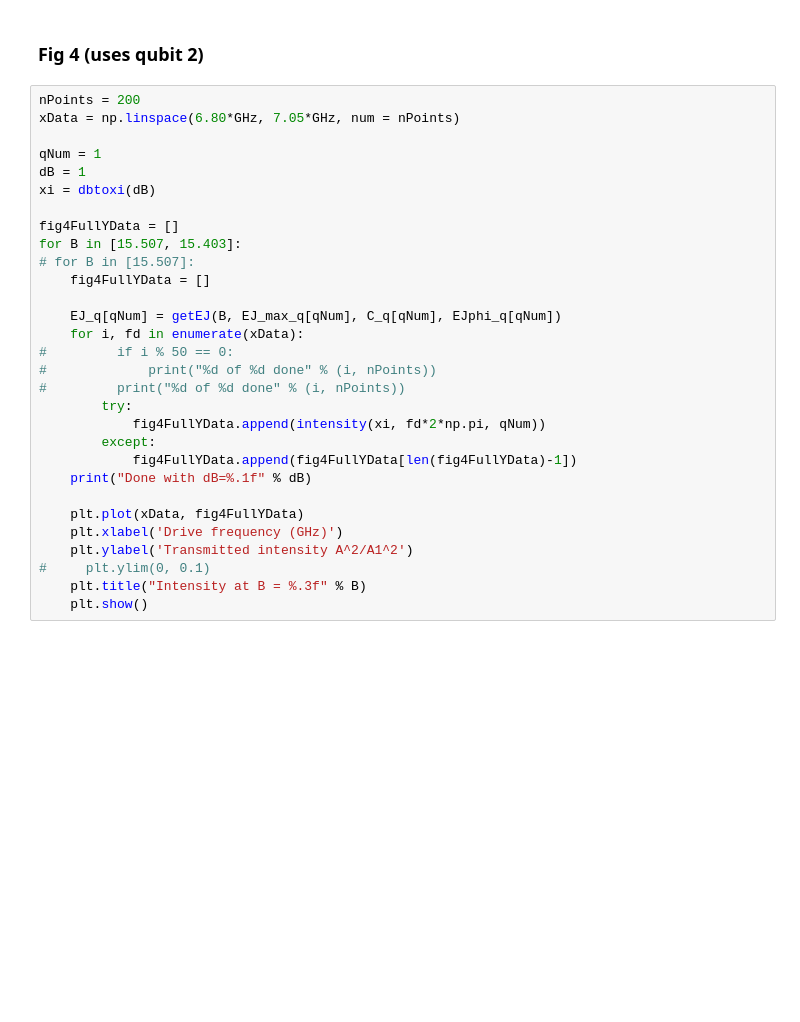
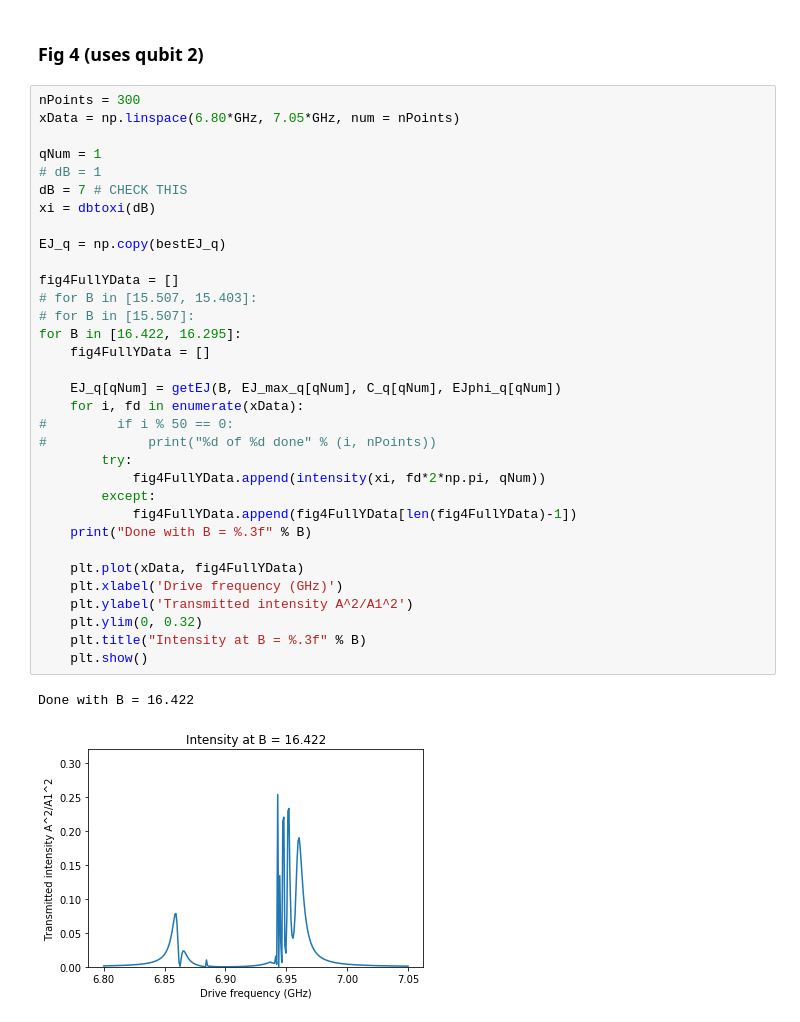
Before and after one commit to conniemiao/ele456_s2020, a Jupyter notebook: bishop_analysis.ipynb, the cells around one changed output. Drawn from its saved outputs; the diff is of its cells as text; blank space fills up the shorter version.

```diff
--- a/bishop_analysis.ipynb
+++ b/bishop_analysis.ipynb
@@ -465,32 +467,38 @@ Done with dB=2.0
 # %% [markdown]
 ### Fig 4 (uses qubit 2)
 # %%
-nPoints = 200
+nPoints = 300
 xData = np.linspace(6.80*GHz, 7.05*GHz, num = nPoints)
 
 qNum = 1
-dB = 1
+# dB = 1
+dB = 7 # CHECK THIS
 xi = dbtoxi(dB)
 
+EJ_q = np.copy(bestEJ_q)
+
 fig4FullYData = []
-for B in [15.507, 15.403]:
+# for B in [15.507, 15.403]:
 # for B in [15.507]:
+for B in [16.422, 16.295]:
     fig4FullYData = []
 
     EJ_q[qNum] = getEJ(B, EJ_max_q[qNum], C_q[qNum], EJphi_q[qNum])
     for i, fd in enumerate(xData):
 #         if i % 50 == 0:
 #             print("%d of %d done" % (i, nPoints))
-#         print("%d of %d done" % (i, nPoints))
         try:
             fig4FullYData.append(intensity(xi, fd*2*np.pi, qNum))
         except:
             fig4FullYData.append(fig4FullYData[len(fig4FullYData)-1])
-    print("Done with dB=%.1f" % dB)
+    print("Done with B = %.3f" % B)
 
     plt.plot(xData, fig4FullYData)
     plt.xlabel('Drive frequency (GHz)')
     plt.ylabel('Transmitted intensity A^2/A1^2')
-#     plt.ylim(0, 0.1)
+    plt.ylim(0, 0.32)
     plt.title("Intensity at B = %.3f" % B)
     plt.show()
+# %% [output]
+Done with B = 16.422
+[figure, added]
```
Also changed, not shown: parts of 7 cells of this notebook.
